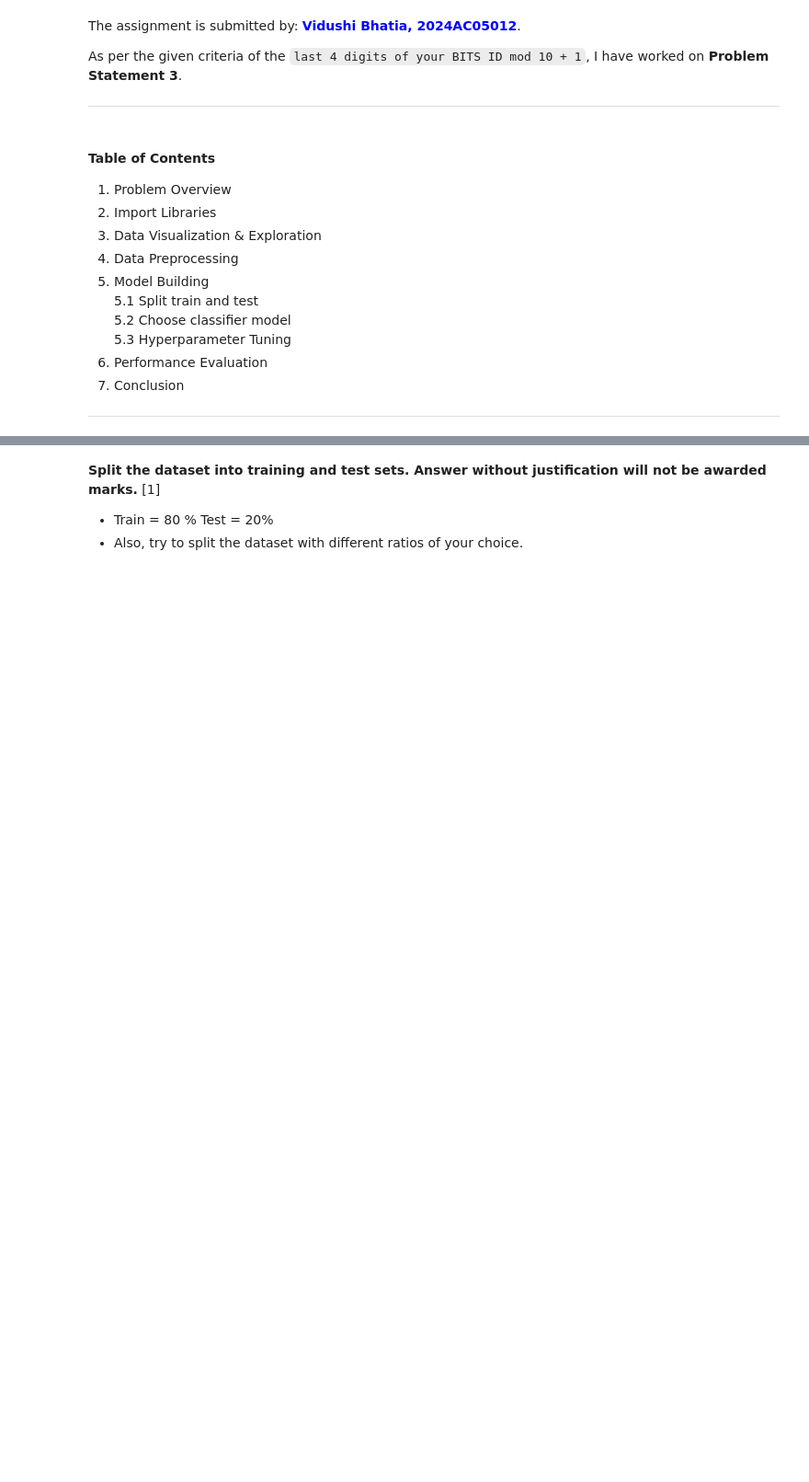
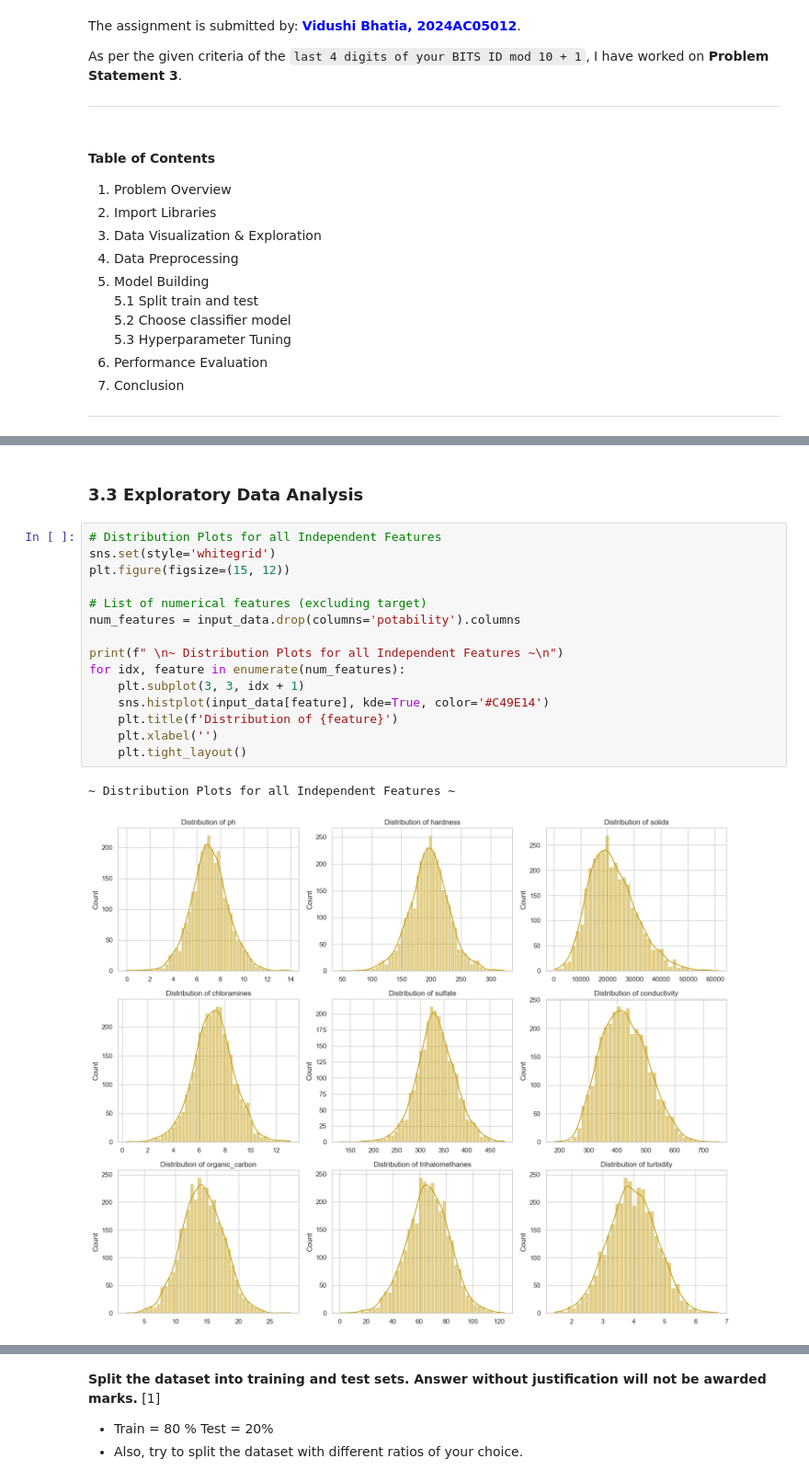
Before and after one commit to VidushiBhatia/ml-math, a Jupyter notebook: 2024AC05012_Problem_Statement_3.ipynb, the cells around one changed output, grey strips where cells are left out. Shown at 92% size. Saved outputs shown, nothing was run; the diff lists cells and outputs as text; blank space fills up the shorter version.

```diff
--- a/2024AC05012_Problem_Statement_3.ipynb
+++ b/2024AC05012_Problem_Statement_3.ipynb
@@ -163,0 +219,20 @@ sns.pairplot(input_data.sample(500), hue='potability', vars=input_data.columns[:
+# %% [markdown]
+### 3.3 Exploratory Data Analysis
+# %%
+# Distribution Plots for all Independent Features
+sns.set(style='whitegrid')
+plt.figure(figsize=(15, 12))
+
+# List of numerical features (excluding target)
+num_features = input_data.drop(columns='potability').columns
+
+print(f" \n~ Distribution Plots for all Independent Features ~\n")
+for idx, feature in enumerate(num_features):
+    plt.subplot(3, 3, idx + 1)
+    sns.histplot(input_data[feature], kde=True, color='#C49E14')
+    plt.title(f'Distribution of {feature}')
+    plt.xlabel('')
+    plt.tight_layout()
+# %% [output]
+~ Distribution Plots for all Independent Features ~
+[figure, added]
```
Also changed, not shown: parts of 77 cells of this notebook.
